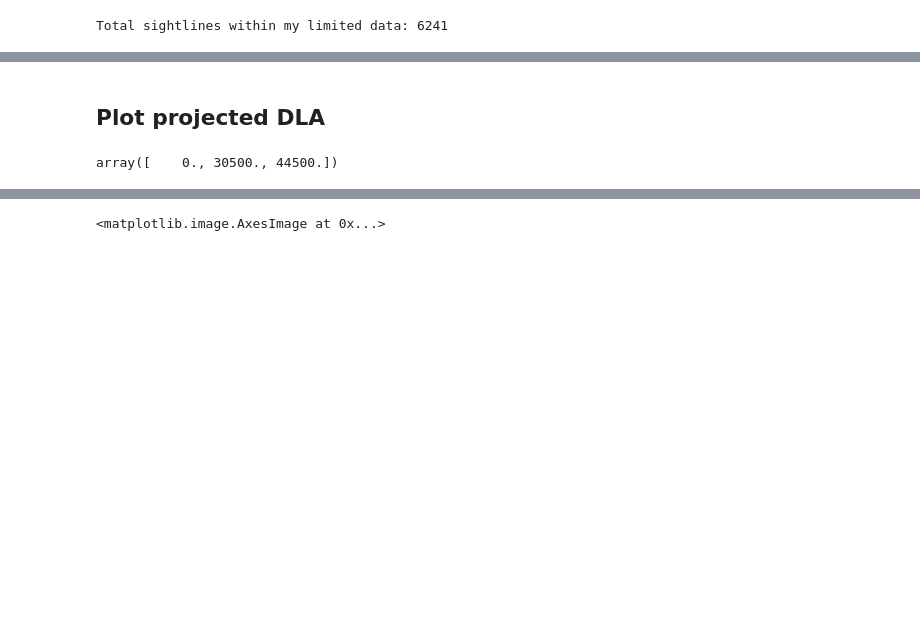
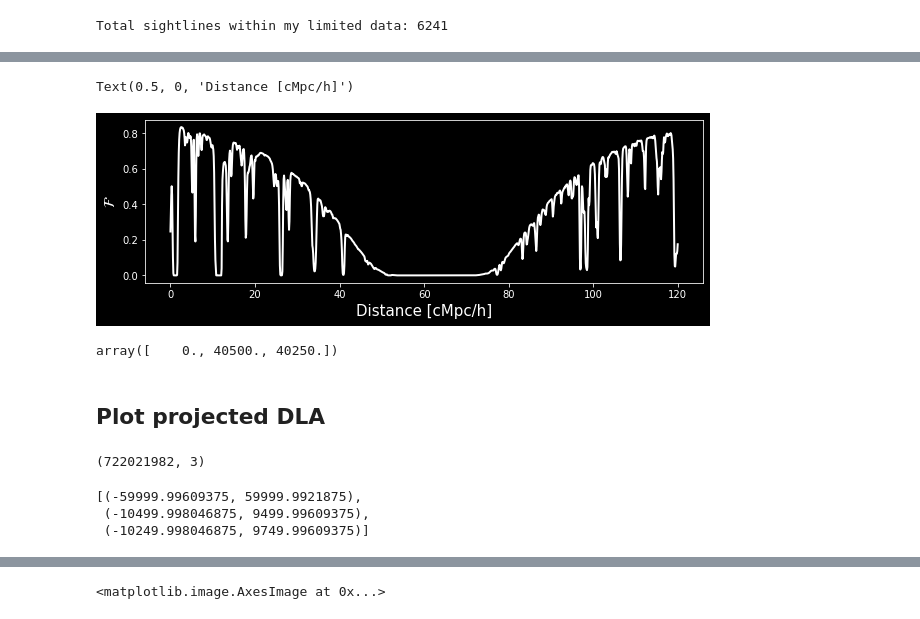
Before and after one commit to jibanCat/Blender_volume_tutorial, a Jupyter notebook: notebook/01_fake_spectrum_dla.ipynb, the cells around one changed output, grey strips where cells are left out. Drawn from its saved outputs; the diff is of its cells as text; code cells hidden in the pictures; blank space fills up the shorter version.

```diff
--- a/notebook/01_fake_spectrum_dla.ipynb
+++ b/notebook/01_fake_spectrum_dla.ipynb
@@ -128,8 +163,36 @@ plt.plot(x, flux)
+# %%
+plt.style.use("dark_background")
+# %%
+f, ax = plt.subplots(1, 1, figsize=(10, 3))
+f.subplots_adjust(hspace=0.002)
+f.patch.set_facecolor("xkcd:black")
+
+i = 129
+spec = dla_specs[i]
+flux = np.exp(-tau_selected[spec, :])
+ax.plot(x, flux, color="white", lw=2)
+ax.set_ylabel(r"$\mathcal{F}$", fontsize=15)
+ax.set_xlabel("Distance [cMpc/h]", fontsize=15)
+# %% [output]
+Text(0.5, 0, 'Distance [cMpc/h]')
+[figure, added]
+# %%
+cofm_selected[dla_specs[129]]
+# %% [output]
+array([    0., 40500., 40250.])
 # %% [markdown]
 ## Plot projected DLA
 # %%
-dla_center = [60000., 30500., 44500.]
+dla_center = np.array([60000., 40500., 40250.])
+
+# around the DLA
+ppos_dla = ppos - dla_center
+ppos_dla.shape
+# %% [output]
+(722021982, 3)
-# %%
-cofm_selected[dla_specs[2]]
-# %% [output]
-array([    0., 30500., 44500.])
+# %%
+[(ppos_dla[:, i].min(), ppos_dla[:, i].max()) for i in range(3)]
+# %% [output]
+[(-59999.99609375, 59999.9921875),
+ (-10499.998046875, 9499.99609375),
+ (-10249.998046875, 9749.99609375)]
```
Also changed, not shown: parts of 21 cells of this notebook.
